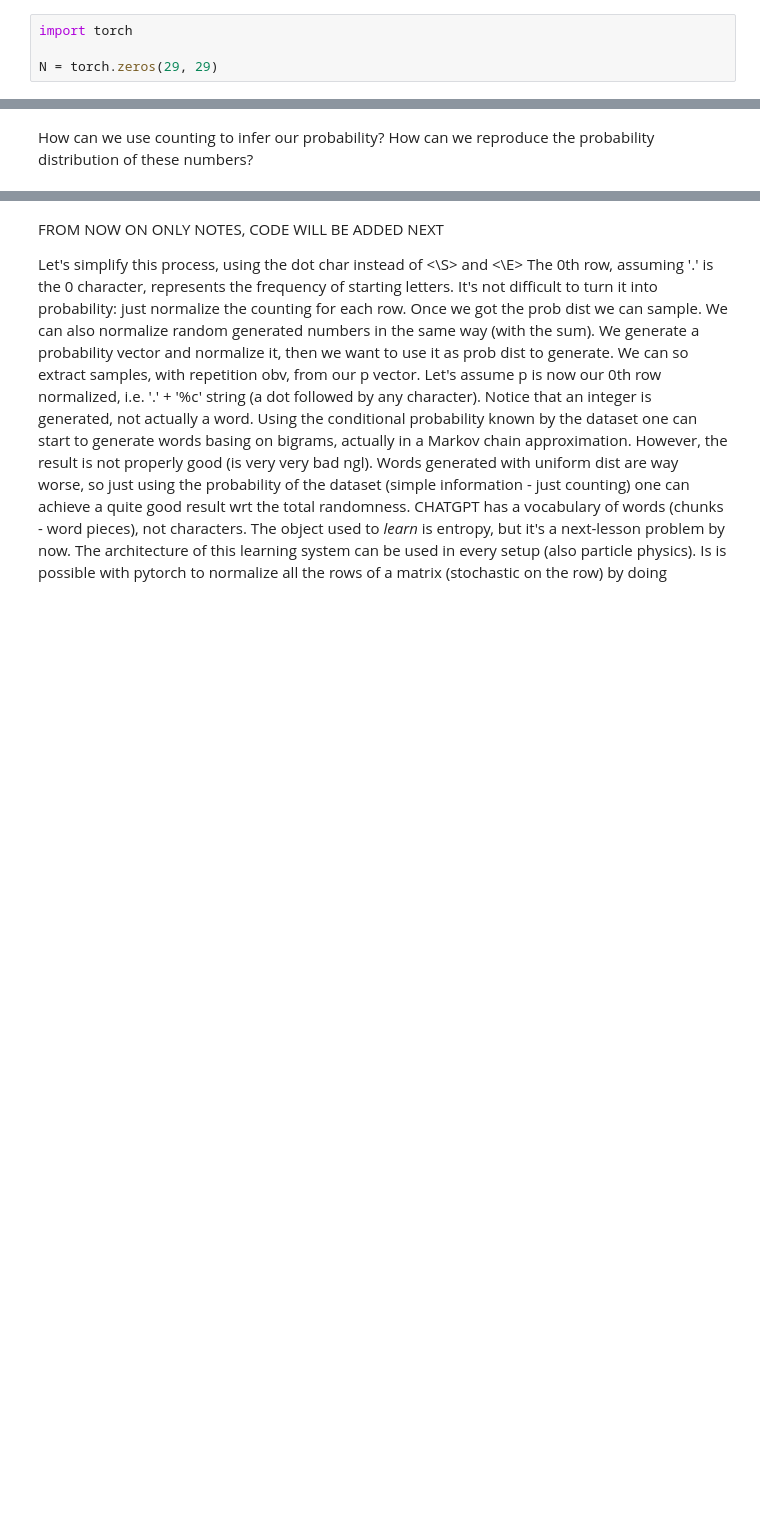
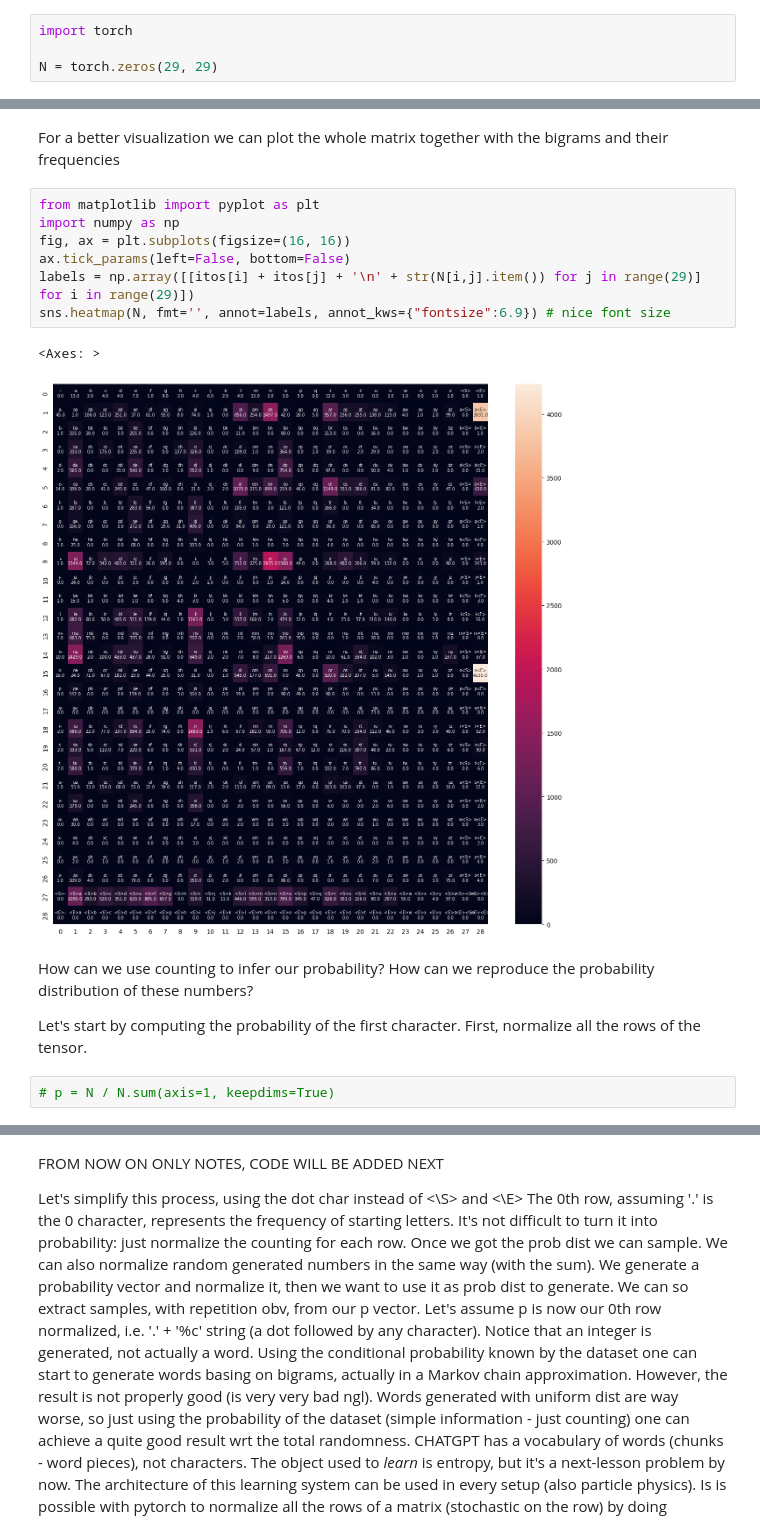
Before and after one commit to ludovicaisa/Physics_Unibo, a Jupyter notebook: src/Models_and_Numerical_Methods/bigrams.ipynb, the cells around one changed output, grey strips where cells are left out. Cells and saved outputs as stored; diff of their text form; blank space fills up the shorter version.

```diff
--- a/src/Models_and_Numerical_Methods/bigrams.ipynb
+++ b/src/Models_and_Numerical_Methods/bigrams.ipynb
@@ -176,3 +161,20 @@ tensor(30.)
+# %% [markdown]
+For a better visualization we can plot the whole matrix together with the bigrams and their frequencies
+# %%
+from matplotlib import pyplot as plt
+import numpy as np
+fig, ax = plt.subplots(figsize=(16, 16))
+ax.tick_params(left=False, bottom=False)
+labels = np.array([[itos[i] + itos[j] + '\n' + str(N[i,j].item()) for j in range(29)] for i in range(29)])
+sns.heatmap(N, fmt='', annot=labels, annot_kws={"fontsize":6.9}) # nice font size
+# %% [output]
+<Axes: >
+[figure, added]
 # %% [markdown]
 How can we use counting to infer our probability?
 How can we reproduce the probability distribution of these numbers?
+
+Let's start by computing the probability of the first character.
+First, normalize all the rows of the tensor.
+# %%
+# p = N / N.sum(axis=1, keepdims=True)
```
Also changed, not shown: parts of 31 cells of this notebook.
